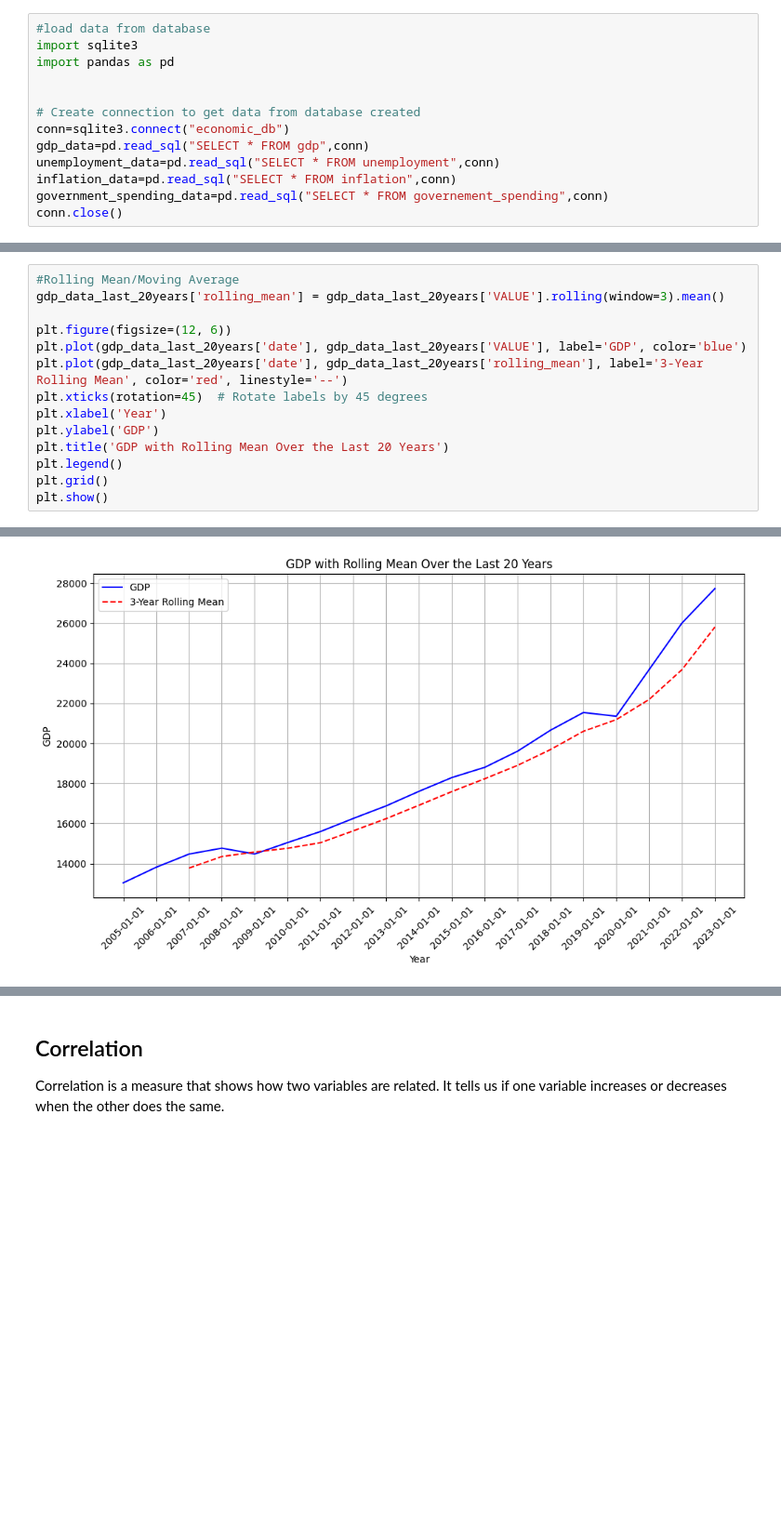
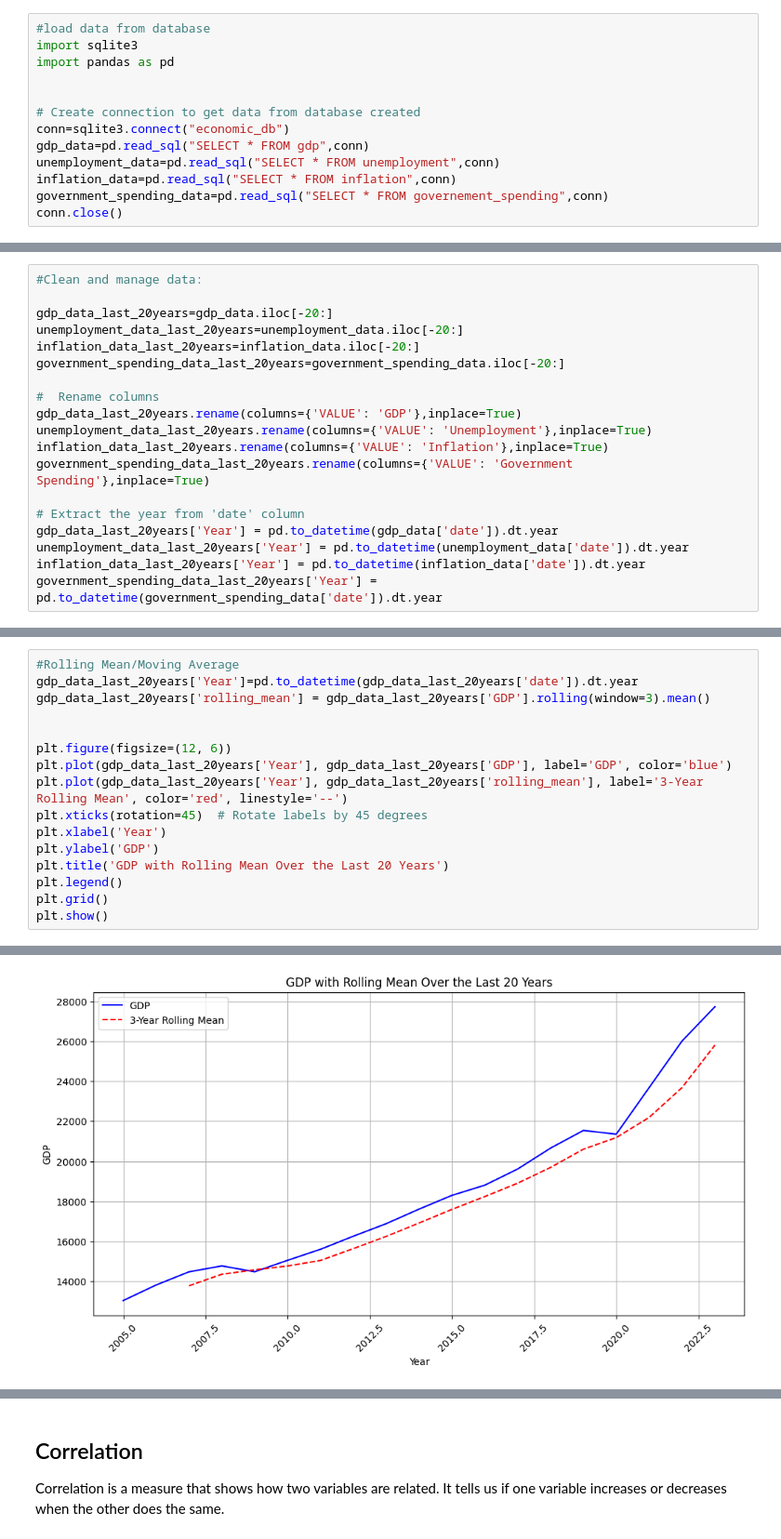
Before and after one commit to hasnasalah/FutureEconomics, a Jupyter notebook: data_visualization.ipynb, the cells around one changed output, grey strips where cells are left out. Shown at 93% size. Drawn from its saved outputs; the diff is of its cells as text; blank space fills up the shorter version.

```diff
--- a/data_visualization.ipynb
+++ b/data_visualization.ipynb
@@ -65,0 +14,19 @@ plt.show()
+# %%
+#Clean and manage data:
+
+gdp_data_last_20years=gdp_data.iloc[-20:]
+unemployment_data_last_20years=unemployment_data.iloc[-20:]
+inflation_data_last_20years=inflation_data.iloc[-20:]
+government_spending_data_last_20years=government_spending_data.iloc[-20:]
+
+#  Rename columns
+gdp_data_last_20years.rename(columns={'VALUE': 'GDP'},inplace=True)
+unemployment_data_last_20years.rename(columns={'VALUE': 'Unemployment'},inplace=True)
+inflation_data_last_20years.rename(columns={'VALUE': 'Inflation'},inplace=True)
+government_spending_data_last_20years.rename(columns={'VALUE': 'Government Spending'},inplace=True)
+
+# Extract the year from 'date' column
+gdp_data_last_20years['Year'] = pd.to_datetime(gdp_data['date']).dt.year
+unemployment_data_last_20years['Year'] = pd.to_datetime(unemployment_data['date']).dt.year
+inflation_data_last_20years['Year'] = pd.to_datetime(inflation_data['date']).dt.year
+government_spending_data_last_20years['Year'] = pd.to_datetime(government_spending_data['date']).dt.year
@@ -66,10 +88,12 @@ plt.show()
 # %%
 #Rolling Mean/Moving Average
-gdp_data_last_20years['rolling_mean'] = gdp_data_last_20years['VALUE'].rolling(window=3).mean()
+gdp_data_last_20years['Year']=pd.to_datetime(gdp_data_last_20years['date']).dt.year
+gdp_data_last_20years['rolling_mean'] = gdp_data_last_20years['GDP'].rolling(window=3).mean()
+
 
 plt.figure(figsize=(12, 6))
-plt.plot(gdp_data_last_20years['date'], gdp_data_last_20years['VALUE'], label='GDP', color='blue')
-plt.plot(gdp_data_last_20years['date'], gdp_data_last_20years['rolling_mean'], label='3-Year Rolling Mean', color='red', linestyle='--')
+plt.plot(gdp_data_last_20years['Year'], gdp_data_last_20years['GDP'], label='GDP', color='blue')
+plt.plot(gdp_data_last_20years['Year'], gdp_data_last_20years['rolling_mean'], label='3-Year Rolling Mean', color='red', linestyle='--')
 plt.xticks(rotation=45)  # Rotate labels by 45 degrees
 plt.xlabel('Year')
 plt.ylabel('GDP')
@@ -86,2 +115,2 @@ See the caveats in the documentation: https://pandas.pydata.org/pandas-docs/stab
-[figure, old version]
+[figure, new version]
 # %% [markdown]
```
Also changed, not shown: parts of 12 cells of this notebook, 11 other files.
